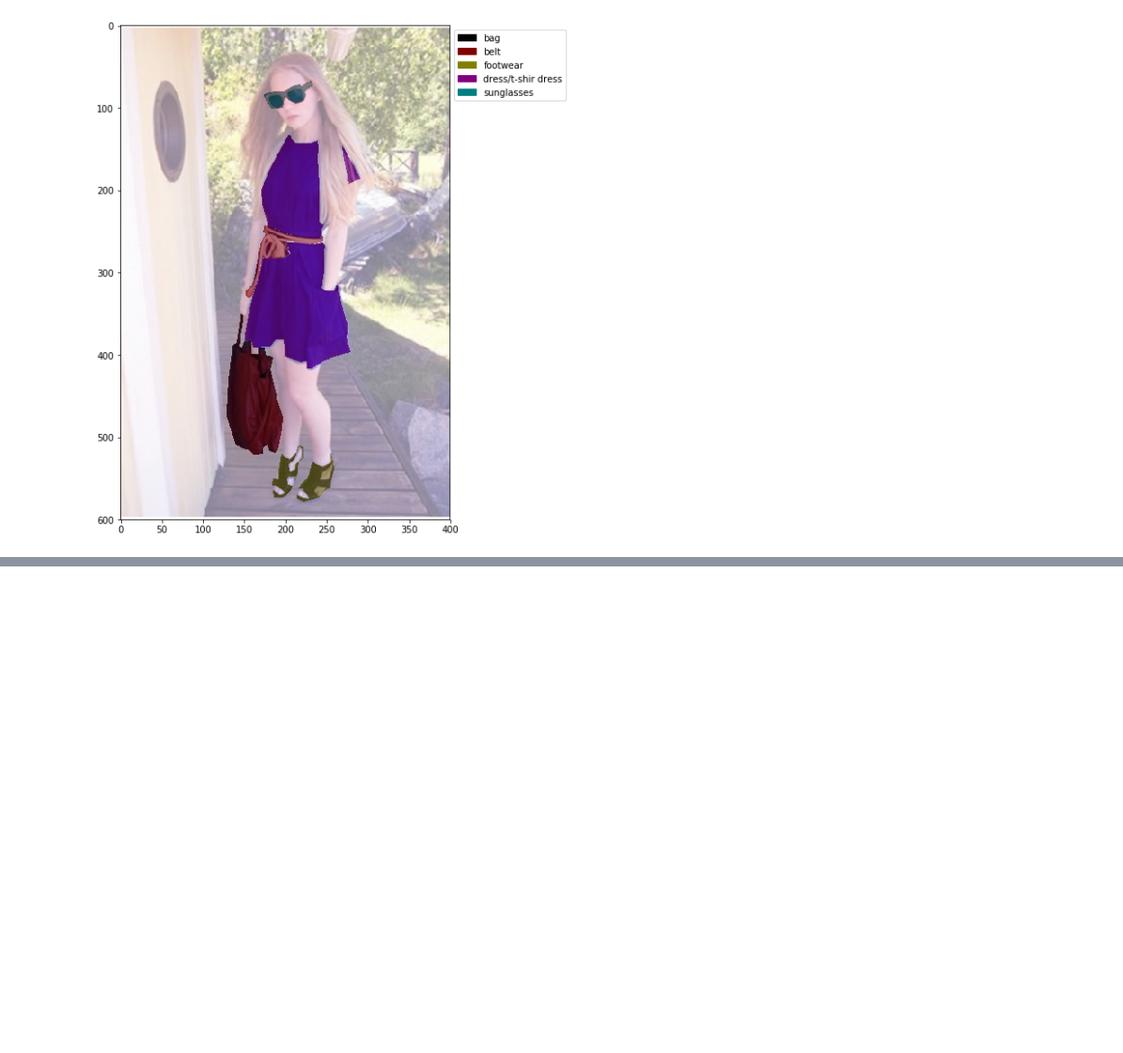
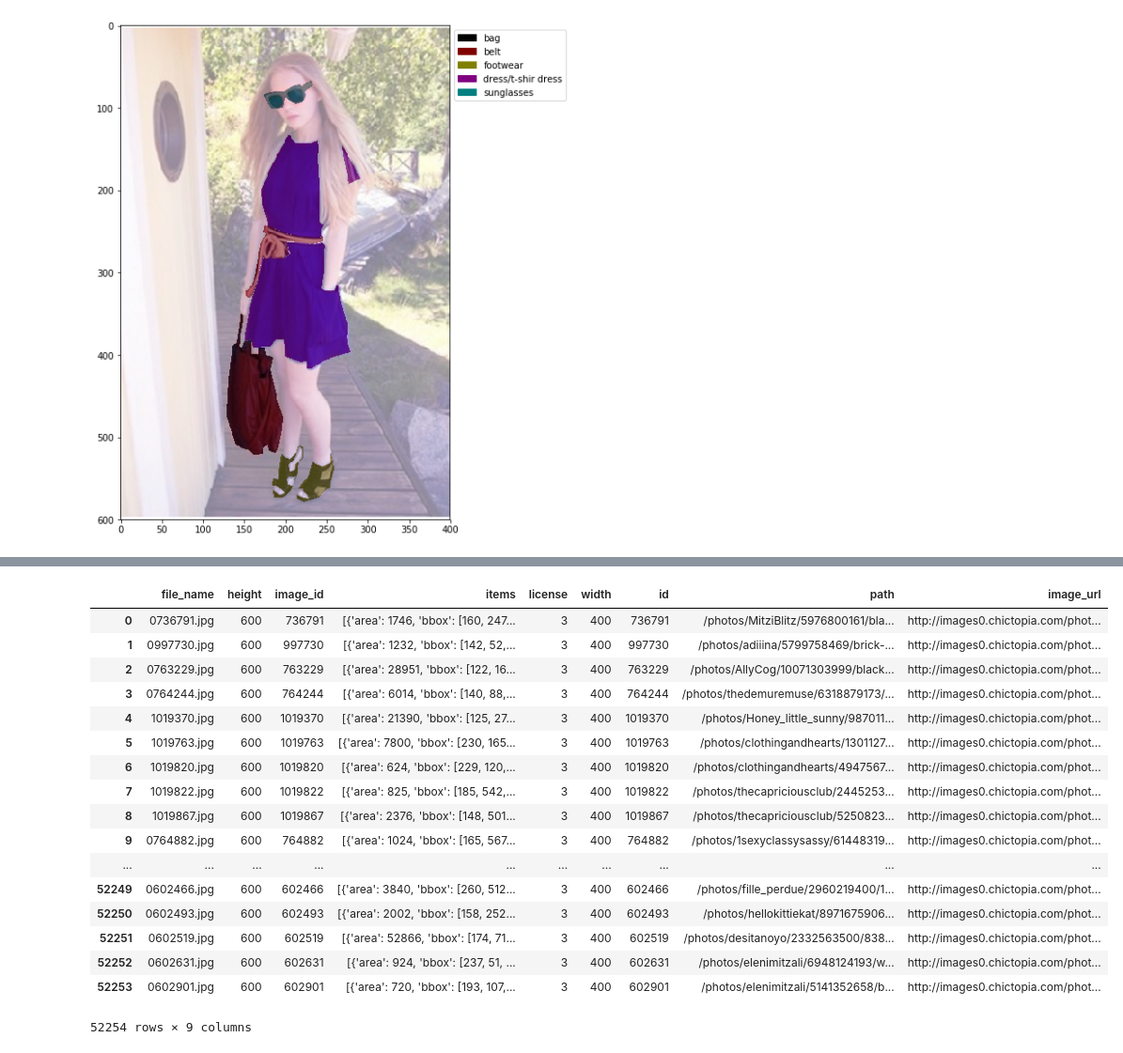
Before and after one commit to eBay/modanet, a Jupyter notebook: ModaNet.ipynb, the cells around one changed output, grey strips where cells are left out. Shown at 94% size. Saved outputs shown, nothing was run; the diff lists cells and outputs as text; code cells hidden in the pictures; blank space fills up the shorter version.

```diff
--- a/ModaNet.ipynb
+++ b/ModaNet.ipynb
@@ -292,0 +365,13 @@ ax.legend(handles=lenged_handles,
+# %%
+from tqdm._tqdm_notebook import tqdm_notebook as tqdm
+tqdm.pandas()
+
+df_annt_items = pd.DataFrame(d['annotations'])
+cols = ['image_id']
+df_annt = df_annt_items\
+    .groupby(cols)[
+        df_annt_items.columns.difference(cols)]\
+    .progress_apply(lambda df_: df_.to_dict('records'))\
+    .rename('items')\
+    .reset_index()
+df_annt
@@ -292,0 +398,7 @@ ax.legend(handles=lenged_handles,
+# %%
+df_mdnt = df_img.merge(
+    df_annt[df_annt.columns.difference(['id'])],
+    left_on='id', right_on='image_id',
+    how='inner'
+)
+df_mdnt
@@ -292,0 +424,7 @@ ax.legend(handles=lenged_handles,
+# %%
+df = df_mdnt[df_mdnt.columns.difference(['id'])].merge(
+    df_ppdl,
+    left_on='image_id', right_on='id',
+    how='inner'
+)
+df
@@ -292,0 +450,28 @@ ax.legend(handles=lenged_handles,
+# %%
+pd.set_option("display.max_colwidth", 1000)
+
+server_id = 0
+df['image_url'] = df['path'].apply(
+    lambda path_:
+        'http://images{}.chictopia.com{}'.format(server_id, path_)
+)
+df
+# %% [output]
+|  | file_name | height | image_id | items | license | width | id | path | image_url |
+| 0 | 0736791.jpg | 600 | 736791 | [{'area': 1746, 'bbox': [160, 247... | 3 | 400 | 736791 | /photos/MitziBlitz/5976800161/bla... | http://images0.chictopia.com/phot... |
+| 1 | 0997730.jpg | 600 | 997730 | [{'area': 1232, 'bbox': [142, 52,... | 3 | 400 | 997730 | /photos/adiiina/5799758469/brick-... | http://images0.chictopia.com/phot... |
+| 2 | 0763229.jpg | 600 | 763229 | [{'area': 28951, 'bbox': [122, 16... | 3 | 400 | 763229 | /photos/AllyCog/10071303999/black... | http://images0.chictopia.com/phot... |
+| 3 | 0764244.jpg | 600 | 764244 | [{'area': 6014, 'bbox': [140, 88,... | 3 | 400 | 764244 | /photos/thedemuremuse/6318879173/... | http://images0.chictopia.com/phot... |
+| 4 | 1019370.jpg | 600 | 1019370 | [{'area': 21390, 'bbox': [125, 27... | 3 | 400 | 1019370 | /photos/Honey_little_sunny/987011... | http://images0.chictopia.com/phot... |
+| 5 | 1019763.jpg | 600 | 1019763 | [{'area': 7800, 'bbox': [230, 165... | 3 | 400 | 1019763 | /photos/clothingandhearts/1301127... | http://images0.chictopia.com/phot... |
+| 6 | 1019820.jpg | 600 | 1019820 | [{'area': 624, 'bbox': [229, 120,... | 3 | 400 | 1019820 | /photos/clothingandhearts/4947567... | http://images0.chictopia.com/phot... |
+| 7 | 1019822.jpg | 600 | 1019822 | [{'area': 825, 'bbox': [185, 542,... | 3 | 400 | 1019822 | /photos/thecapriciousclub/2445253... | http://images0.chictopia.com/phot... |
+| 8 | 1019867.jpg | 600 | 1019867 | [{'area': 2376, 'bbox': [148, 501... | 3 | 400 | 1019867 | /photos/thecapriciousclub/5250823... | http://images0.chictopia.com/phot... |
+| 9 | 0764882.jpg | 600 | 764882 | [{'area': 1024, 'bbox': [165, 567... | 3 | 400 | 764882 | /photos/1sexyclassysassy/61448319... | http://images0.chictopia.com/phot... |
+| ... | ... | ... | ... | ... | ... | ... | ... | ... | ... |
+| 52249 | 0602466.jpg | 600 | 602466 | [{'area': 3840, 'bbox': [260, 512... | 3 | 400 | 602466 | /photos/fille_perdue/2960219400/1... | http://images0.chictopia.com/phot... |
+| 52250 | 0602493.jpg | 600 | 602493 | [{'area': 2002, 'bbox': [158, 252... | 3 | 400 | 602493 | /photos/hellokittiekat/8971675906... | http://images0.chictopia.com/phot... |
+| 52251 | 0602519.jpg | 600 | 602519 | [{'area': 52866, 'bbox': [174, 71... | 3 | 400 | 602519 | /photos/desitanoyo/2332563500/838... | http://images0.chictopia.com/phot... |
+| 52252 | 0602631.jpg | 600 | 602631 | [{'area': 924, 'bbox': [237, 51, ... | 3 | 400 | 602631 | /photos/elenimitzali/6948124193/w... | http://images0.chictopia.com/phot... |
+| 52253 | 0602901.jpg | 600 | 602901 | [{'area': 720, 'bbox': [193, 107,... | 3 | 400 | 602901 | /photos/elenimitzali/5141352658/b... | http://images0.chictopia.com/phot... |
+52254 rows × 9 columns
```
Also changed, not shown: parts of 14 cells of this notebook, 13 other files.
